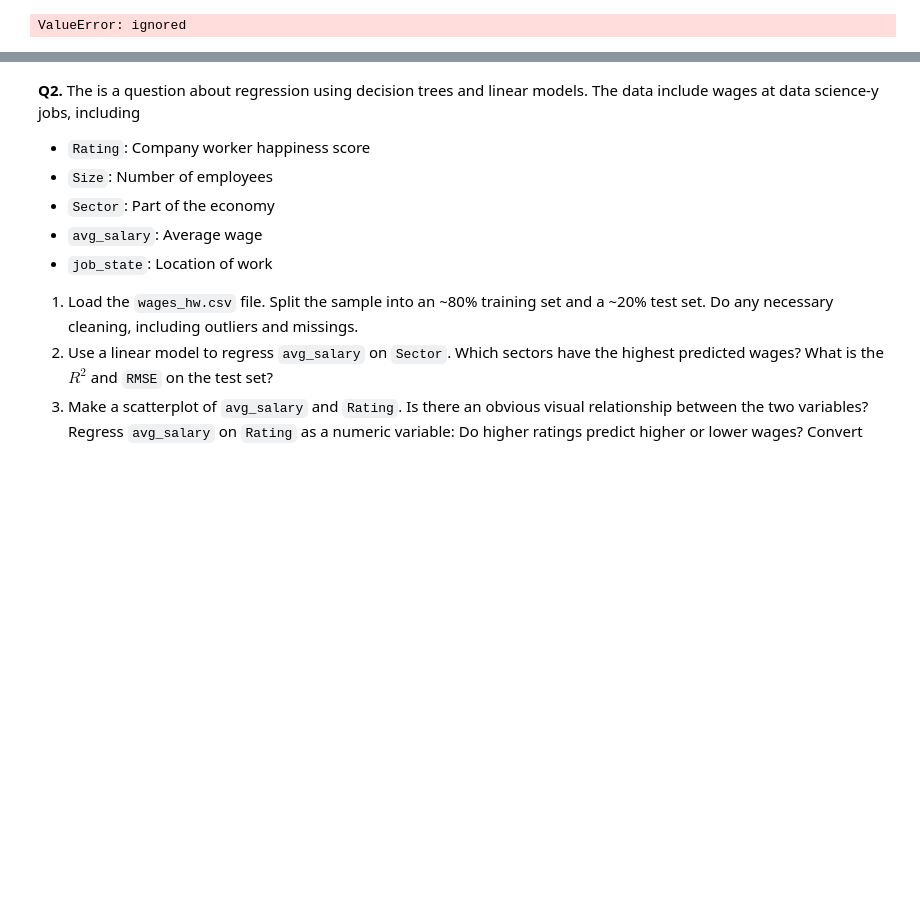
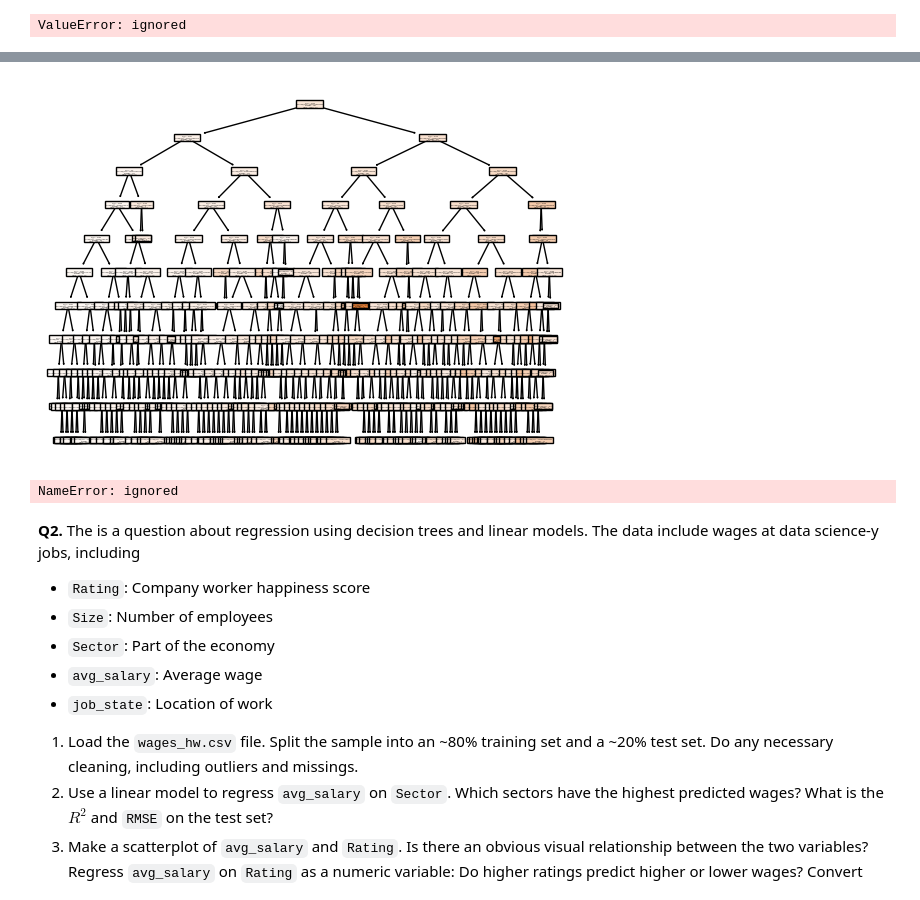
Before and after one commit to ToriStoner/assignment4, a Jupyter notebook: assignment4.ipynb, the cells around one changed output, grey strips where cells are left out. Drawn from its saved outputs; the diff is of its cells as text; code cells hidden in the pictures; blank space fills up the shorter version.

```diff
--- a/assignment4.ipynb
+++ b/assignment4.ipynb
@@ -249,3 +328,21 @@ ValueError: ignored
+# %%
+#Q7
+from sklearn import tree
+
+model = tree.DecisionTreeRegressor(max_depth=10) # Fit the classifier
+cart = model.fit(X_train, y_train)
+tree.plot_tree(cart,filled=True)
+plt.show()
+
+
+## Metrics:
+SSE_cart = np.sum( (y_test-y_hat_cart)**2 )
+MSE_cart = (1/N_test)*np.sum( (y_test-y_hat_cart)**2 )
+RMSE_cart = (SSE_cart/N_test)**(1/2)
+R2_cart = 1 - SSE_cart/TSS
+# %% [output]
+[figure, added]
+NameError: ignored
 # %% [markdown]
 **Q2.** The is a question about regression using decision trees and linear models. The data include wages at data science-y jobs, including
 
```
Also changed, not shown: parts of 7 cells of this notebook.
